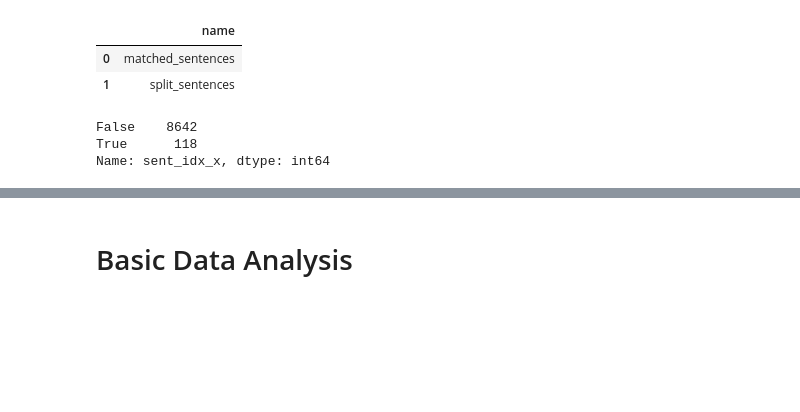
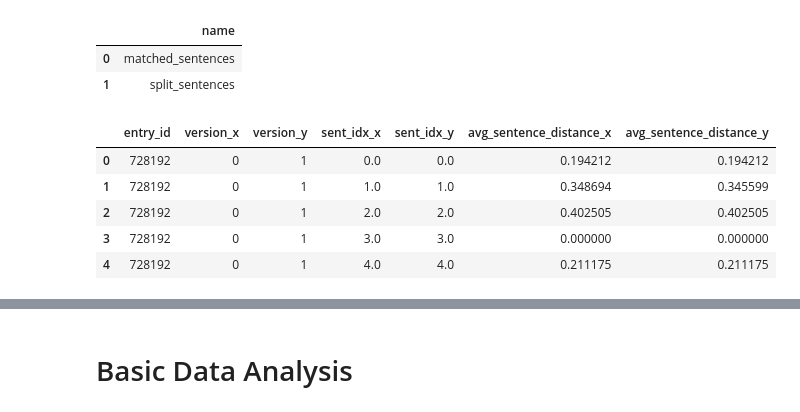
Before and after one commit to alex2awesome/edit-pathways, a Jupyter notebook: notebooks/2021-06-08__analyse-spark-output-dbs.ipynb, the cells around one changed output, grey strips where cells are left out. Drawn from its saved outputs; the diff is of its cells as text; code cells hidden in the pictures; blank space fills up the shorter version.

```diff
--- a/notebooks/2021-06-08__analyse-spark-output-dbs.ipynb
+++ b/notebooks/2021-06-08__analyse-spark-output-dbs.ipynb
@@ -26,14 +26,15 @@ pd.read_sql('''SELECT
 | 0 | matched_sentences |
 | 1 | split_sentences |
 # %%
-sample_articles = pd.read_sql('''
+pd.read_sql('''
     SELECT * FROM matched_sentences
-    WHERE entry_id IN (SELECT DISTINCT entry_id from matched_sentences limit 100)
     ORDER BY entry_id, version_x, version_y, sent_idx_x, sent_idx_y
+    limit 5
 ''', con=con)
+# %% [output]
+|  | entry_id | version_x | version_y | sent_idx_x | sent_idx_y | avg_sentence_distance_x | avg_sentence_distance_y |
+| 0 | 728192 | 0 | 1 | 0.0 | 0.0 | 0.194212 | 0.194212 |
+| 1 | 728192 | 0 | 1 | 1.0 | 1.0 | 0.348694 | 0.345599 |
+| 2 | 728192 | 0 | 1 | 2.0 | 2.0 | 0.402505 | 0.402505 |
+| 3 | 728192 | 0 | 1 | 3.0 | 3.0 | 0.000000 | 0.000000 |
+| 4 | 728192 | 0 | 1 | 4.0 | 4.0 | 0.211175 | 0.211175 |
-# %%
-sample_articles['sent_idx_x'].isnull().value_counts()
-# %% [output]
-False    8642
-True      118
-Name: sent_idx_x, dtype: int64
```
Also changed, not shown: parts of 20 cells of this notebook.
